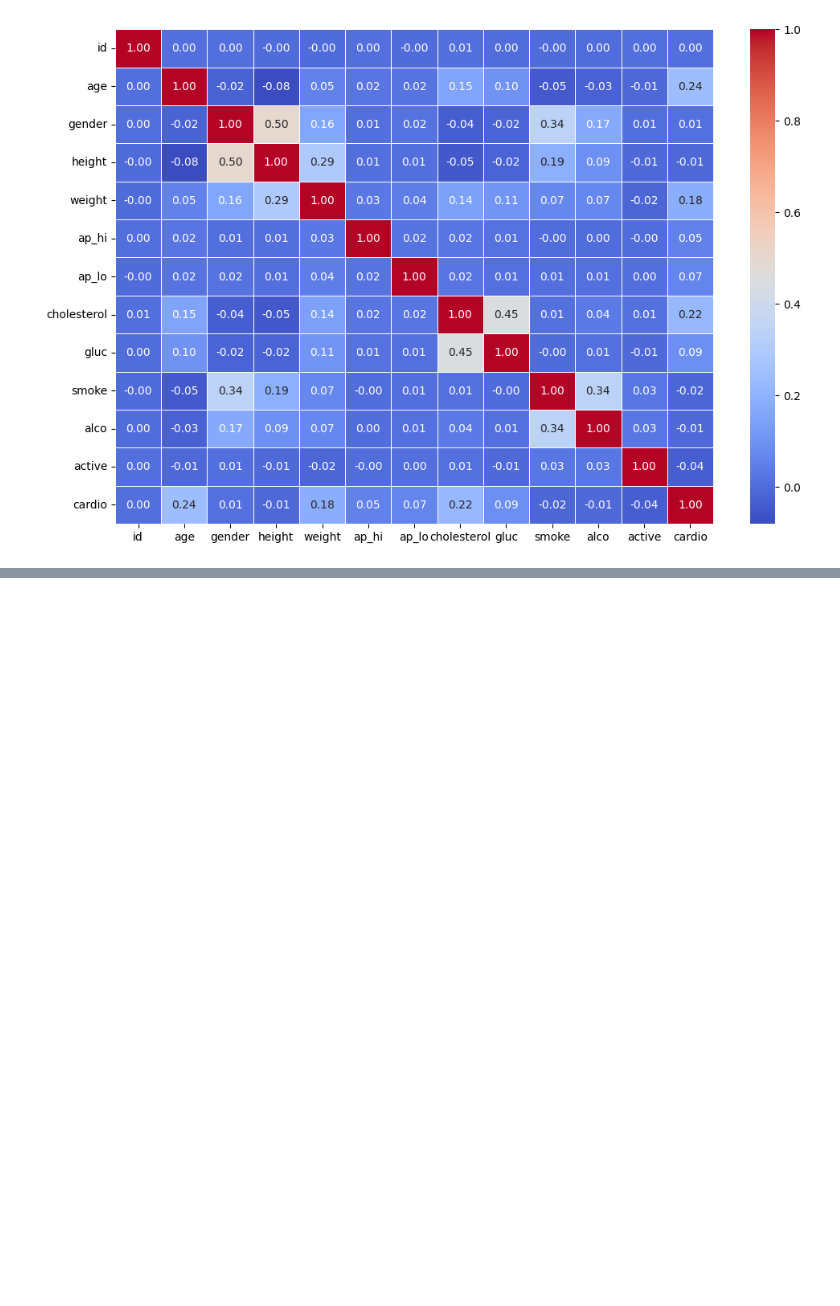
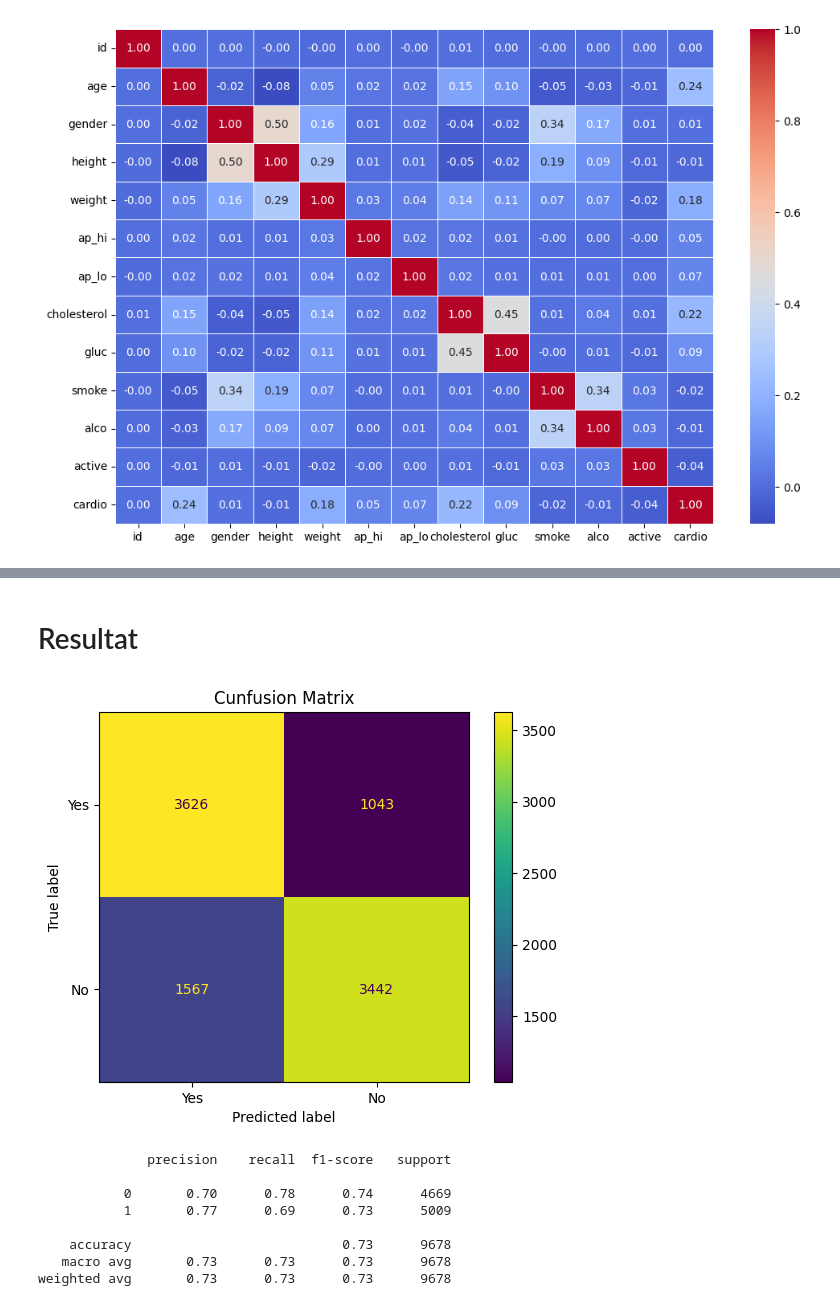
Before and after one commit to MrEcE0046/Machine-Learning, a Jupyter notebook: Lab/Lab_Demo.ipynb, the cells around one changed output, grey strips where cells are left out. Drawn from its saved outputs; the diff is of its cells as text; code cells hidden in the pictures; blank space fills up the shorter version.

```diff
--- a/Lab/Lab_Demo.ipynb
+++ b/Lab/Lab_Demo.ipynb
@@ -314,0 +357,14 @@ weighted avg       0.73      0.72      0.72      9678
+# %% [markdown]
+# Resultat
+# %%
+cvd.print_confusion_matrix(X2_test, y2_test, dataset_name="data2", model_name="RandomForest")
+# %% [output]
+[figure, added]
+              precision    recall  f1-score   support
+
+           0       0.70      0.78      0.74      4669
+           1       0.77      0.69      0.73      5009
+
+    accuracy                           0.73      9678
+   macro avg       0.73      0.73      0.73      9678
+weighted avg       0.73      0.73      0.73      9678
```
Also changed, not shown: parts of 33 cells of this notebook, 1 other file.
